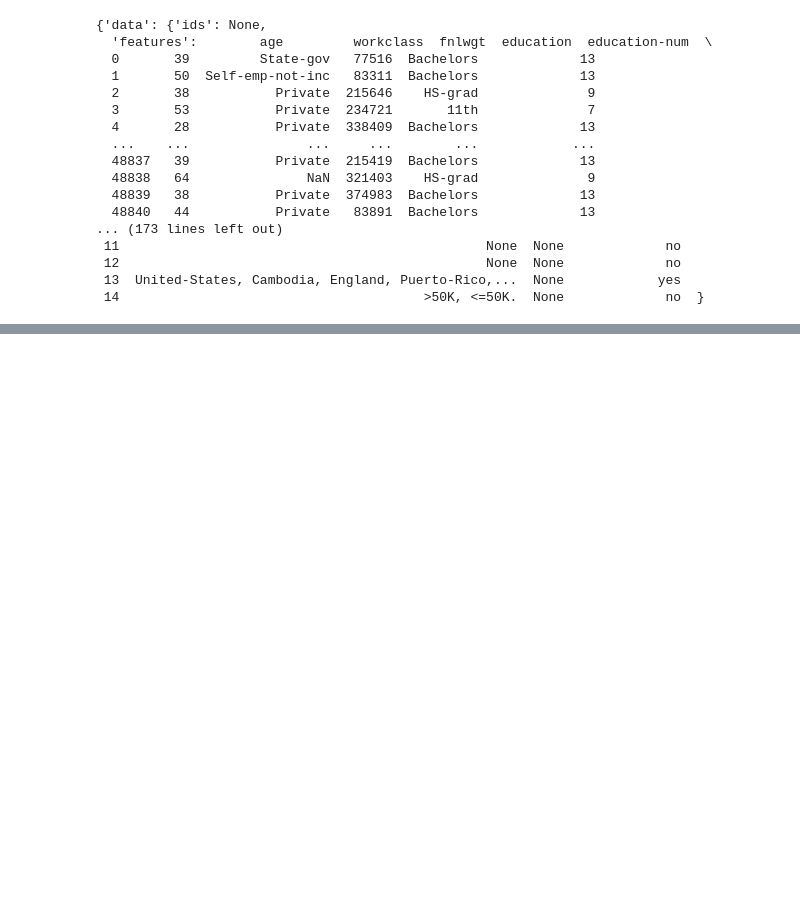
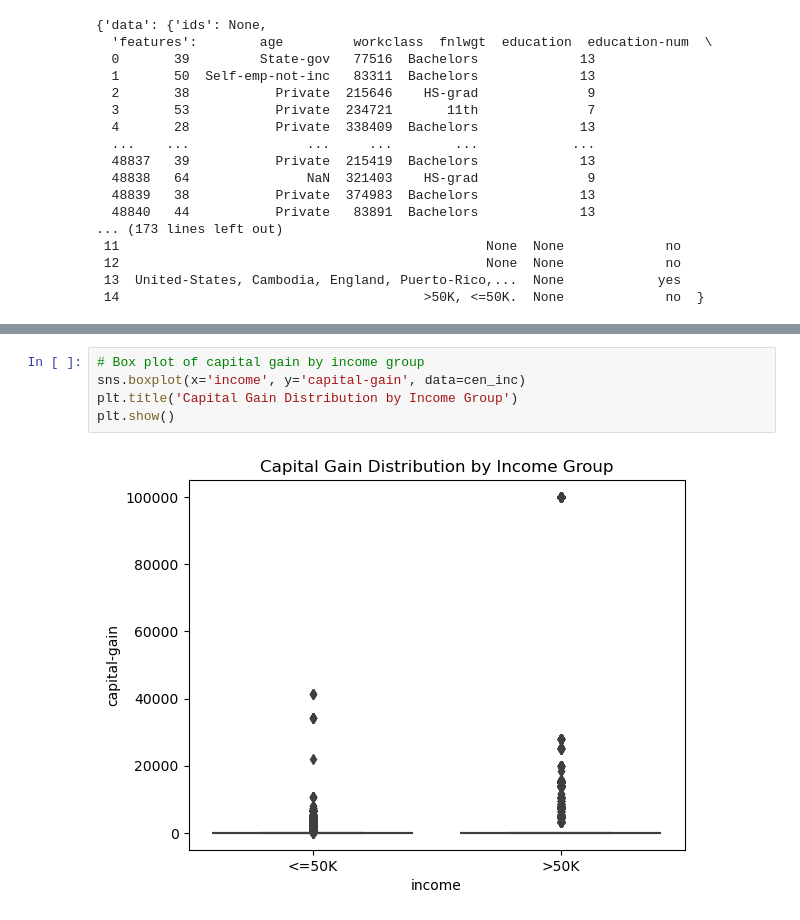
Before and after one commit to brightlearn/ML_CensusIncome_Team1, a Jupyter notebook: Census_Income.ipynb, the cells around one changed output, grey strips where cells are left out. Drawn from its saved outputs; the diff is of its cells as text; blank space fills up the shorter version.

```diff
--- a/Census_Income.ipynb
+++ b/Census_Income.ipynb
@@ -182,0 +251,7 @@ adult
+# %%
+# Box plot of capital gain by income group
+sns.boxplot(x='income', y='capital-gain', data=cen_inc)
+plt.title('Capital Gain Distribution by Income Group')
+plt.show()
+# %% [output]
+[figure, added]
```
Also changed, not shown: parts of 30 cells of this notebook.
